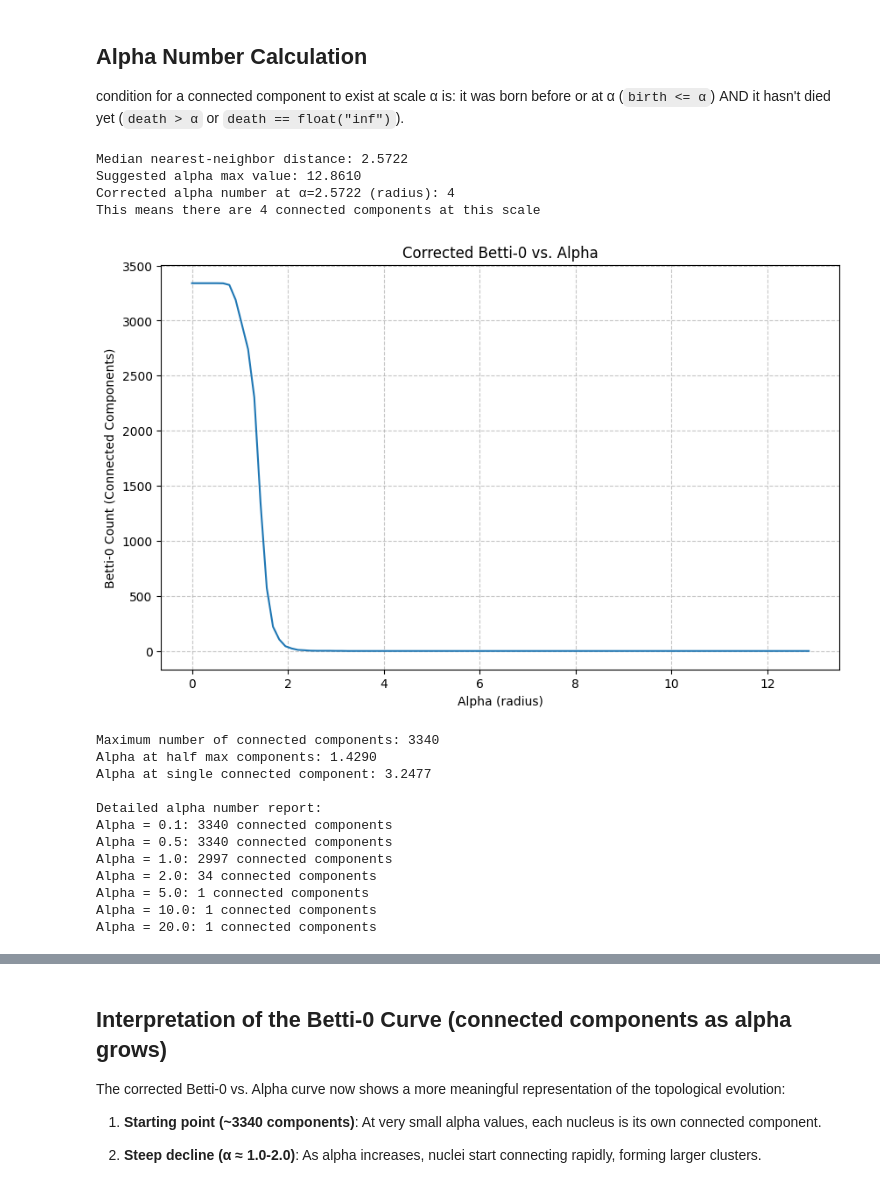
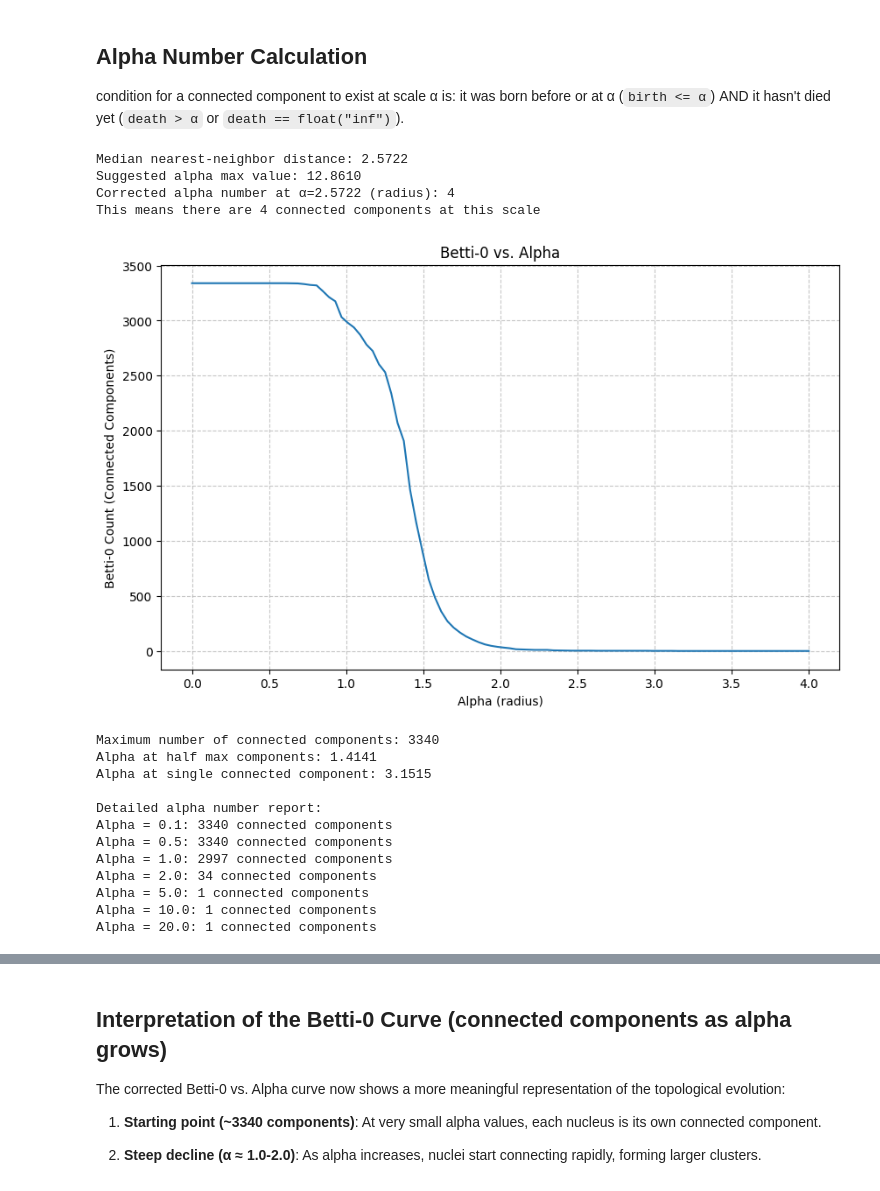
Before and after one commit to devtcu/Topological-Data-Analysis, a Jupyter notebook: syncitia/persistence.ipynb, the cells around one changed output, grey strips where cells are left out. Drawn from its saved outputs; the diff is of its cells as text; code cells hidden in the pictures.

```diff
--- a/syncitia/persistence.ipynb
+++ b/syncitia/persistence.ipynb
@@ -135,7 +135,7 @@ print(f"Corrected alpha number at α={reasonable_alpha:.4f} (radius): {correct_a
 print(f"This means there are {correct_alpha_num} connected components at this scale")
 
 # Calculate corrected Betti-0 curve
-alpha_range = np.linspace(0, alpha_max, 100)
+alpha_range = np.linspace(0, 4, 100)
 alpha_range_squared = alpha_range**2  # Convert to squared radius for GUDHI
 
 # Correct calculation for each alpha value
@@ -149,40 +149,40 @@ plt.plot(alpha_range, corrected_betti0)
 plt.grid(True, linestyle='--', alpha=0.7)
 plt.xlabel('Alpha (radius)')
 plt.ylabel('Betti-0 Count (Connected Components)')
-plt.title('Corrected Betti-0 vs. Alpha')
+plt.title('Betti-0 vs. Alpha')
 plt.savefig('betti_curve_corrected.png')
 plt.show()
 
 # Analyze the curve to find interesting alpha values
 max_components = max(corrected_betti0)
 half_components_idx = np.argmax(np.array(corrected_betti0) <= max_components / 2)
 half_components_alpha = alpha_range[half_components_idx]
 
 single_component_idx = np.argmax(np.array(corrected_betti0) == 1)
 single_component_alpha = alpha_range[single_component_idx]
 
 print(f"Maximum number of connected components: {max_components}")
 print(f"Alpha at half max components: {half_components_alpha:.4f}")
 print(f"Alpha at single connected component: {single_component_alpha:.4f}")
 
 # Create a detailed report of the alpha numbers
 detailed_alphas = [0.1, 0.5, 1.0, 2.0, 5.0, 10.0, 20.0]
 print("\nDetailed alpha number report:")
 for a in detailed_alphas:
     a_squared = a**2
     comp_count = sum(1 for birth, death in pd_0 if
                     birth <= a_squared and
                     (death > a_squared or death == float('inf')))
     print(f"Alpha = {a:.1f}: {comp_count} connected components")
 # %% [output]
 Median nearest-neighbor distance: 2.5722
 Suggested alpha max value: 12.8610
 Corrected alpha number at α=2.5722 (radius): 4
 This means there are 4 connected components at this scale
-[figure, old version]
+[figure, new version]
 Maximum number of connected components: 3340
-Alpha at half max components: 1.4290
-Alpha at single connected component: 3.2477
+Alpha at half max components: 1.4141
+Alpha at single connected component: 3.1515
 
 Detailed alpha number report:
 Alpha = 0.1: 3340 connected components
```
Also changed, not shown: parts of 8 cells of this notebook, 2 other files.
